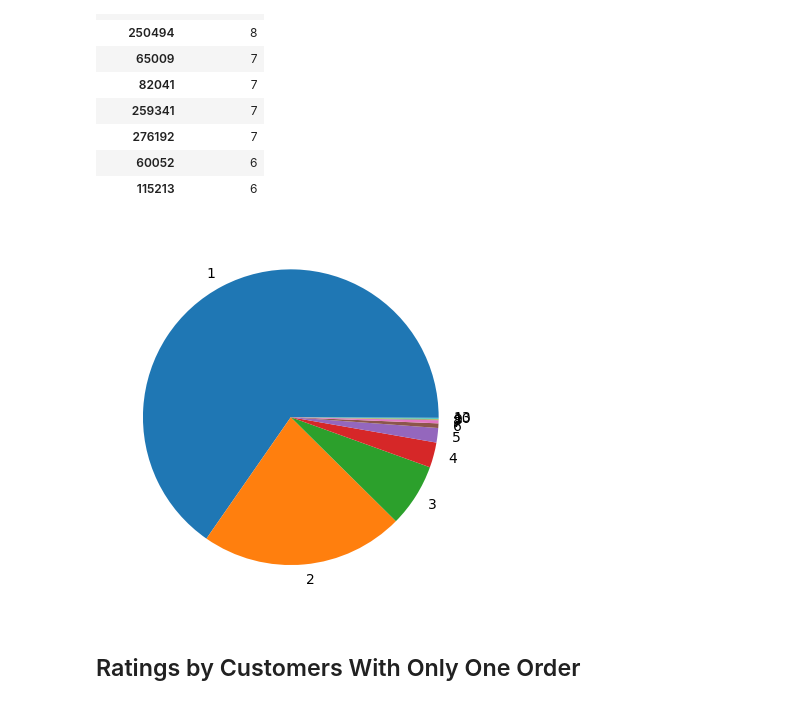
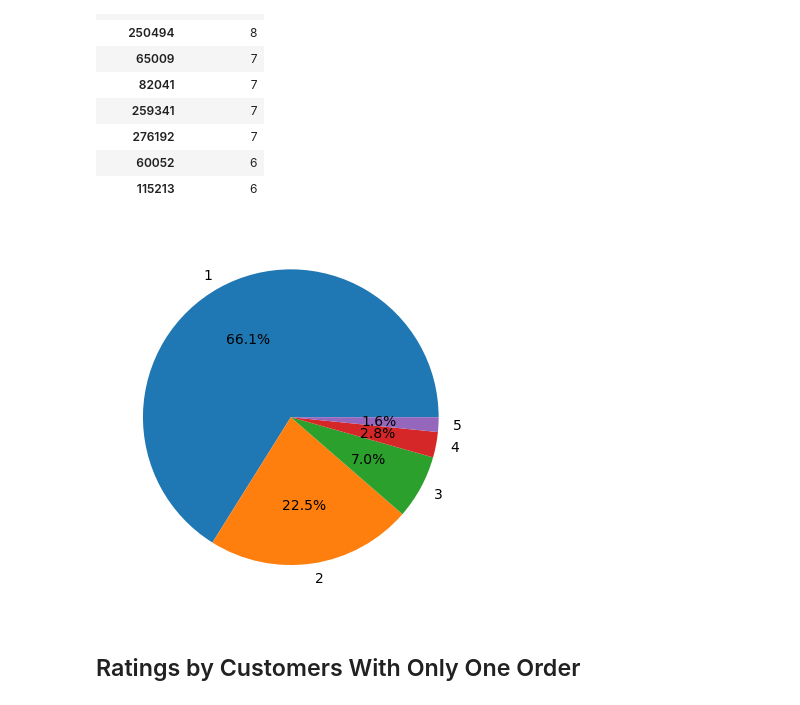
Before and after one commit to MausVII/nyc_restaurants_pandas_exploration, a Jupyter notebook: exploration.ipynb, the cells around one changed output. Drawn from its saved outputs; the diff is of its cells as text; code cells hidden in the pictures.

Commit message:
cool graphs

```diff
--- a/exploration.ipynb
+++ b/exploration.ipynb
@@ -249,9 +297,10 @@ top_customers.head(10)
 # %%
 customer_frequency = top_customers.groupby('num_orders')[['num_orders']].count()
 customer_frequency
-plt.pie(customer_frequency['num_orders'], labels=customer_frequency.index);
+# Values above 5 are too small
+plt.pie(customer_frequency['num_orders'][0:5], labels=customer_frequency.index[0:5], autopct='%1.1f%%');
 # %% [output]
-[figure, old version]
+[figure, new version]
 # %% [markdown]
 ## Ratings by Customers With Only One Order
 # %%
```
Also changed, not shown: parts of 6 cells of this notebook.
